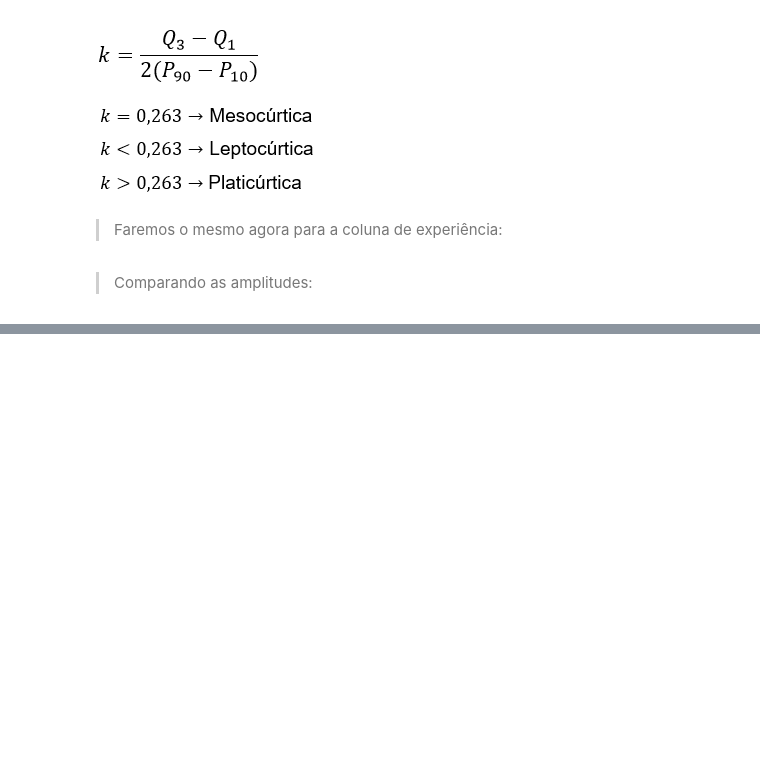
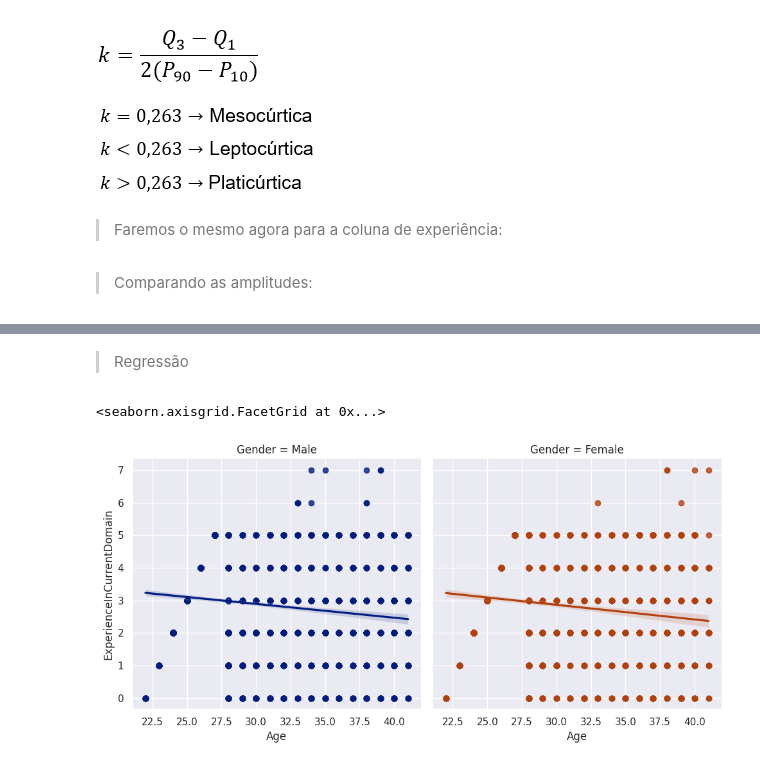
Before and after one commit to dayanebravo/Est_Graf_py, a Jupyter notebook: extensao.ipynb, the cells around one changed output, grey strips where cells are left out. Drawn from its saved outputs; the diff is of its cells as text; code cells hidden in the pictures; blank space fills up the shorter version.

```diff
--- a/extensao.ipynb
+++ b/extensao.ipynb
@@ -613,0 +632,7 @@ sn.boxplot(x='ExperienceInCurrentDomain', data=df)
+# %% [markdown]
+>Regressão
+# %%
+sn.lmplot(x='Age', y='ExperienceInCurrentDomain', data=df, hue='Gender' , col='Gender')
+# %% [output]
+<seaborn.axisgrid.FacetGrid at 0x...>
+[figure, added]
```
Also changed, not shown: parts of 11 cells of this notebook.
